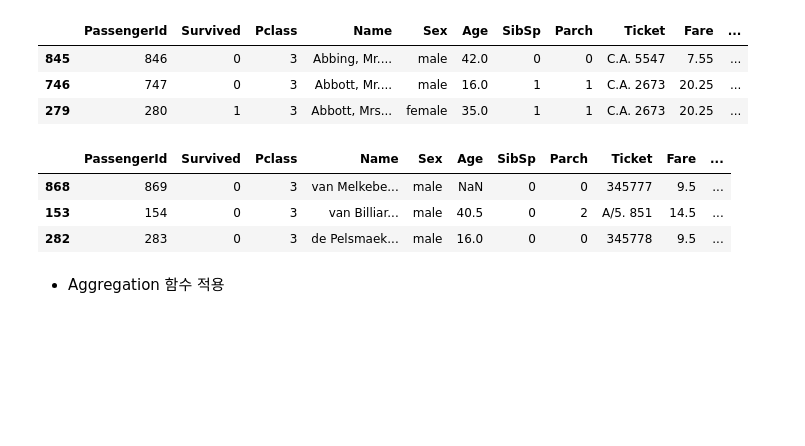
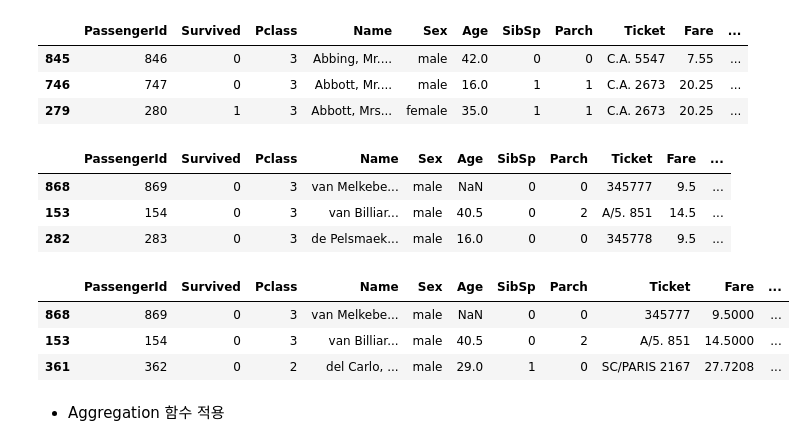
Before and after one commit to jejeongmin/pymlrev2, a Jupyter notebook: 1장/1.4 데이터 핸들링 - 판다스.ipynb, the cells around one changed output. Saved outputs shown, nothing was run; the diff lists cells and outputs as text; code cells hidden in the pictures; blank space fills up the shorter version.

```diff
--- a/1장/1.4 데이터 핸들링 - 판다스.ipynb
+++ b/1장/1.4 데이터 핸들링 - 판다스.ipynb
@@ -522,6 +455,17 @@ titanic_sorted.head(3)
 | 868 | 869 | 0 | 3 | van Melkebe... | male | NaN | 0 | 0 | 345777 | 9.5 | ... |
 | 153 | 154 | 0 | 3 | van Billiar... | male | 40.5 | 0 | 2 | A/5. 851 | 14.5 | ... |
 | 282 | 283 | 0 | 3 | de Pelsmaek... | male | 16.0 | 0 | 0 | 345778 | 9.5 | ... |
+# %%
+# 아래와 같이 재귀적으로 정렬키마다 정렬을 다르게 해서 집계할 수도 있음.
+# sort_values 에서 정렬키마다 정렬방식을 별도로 지정할 수 있게 하면 더 편하게 쓸 수 있을텐데 아쉽.
+titanic_sorted_class_asc = titanic_df.sort_values(by=['Pclass'], ascending=True)
+titanic_sorted_name_desc = titanic_sorted_class_asc.sort_values(by=['Name'], ascending=False)
+titanic_sorted_name_desc.head(3)
+# %% [output]
+|  | PassengerId | Survived | Pclass | Name | Sex | Age | SibSp | Parch | Ticket | Fare | ... |
+| 868 | 869 | 0 | 3 | van Melkebe... | male | NaN | 0 | 0 | 345777 | 9.5000 | ... |
+| 153 | 154 | 0 | 3 | van Billiar... | male | 40.5 | 0 | 2 | A/5. 851 | 14.5000 | ... |
+| 361 | 362 | 0 | 2 | del Carlo, ... | male | 29.0 | 1 | 0 | SC/PARIS 2167 | 27.7208 | ... |
 # %% [markdown]
 * Aggregation 함수 적용
 # %%
```
Also changed, not shown: parts of 45 cells of this notebook, 1 other file.
